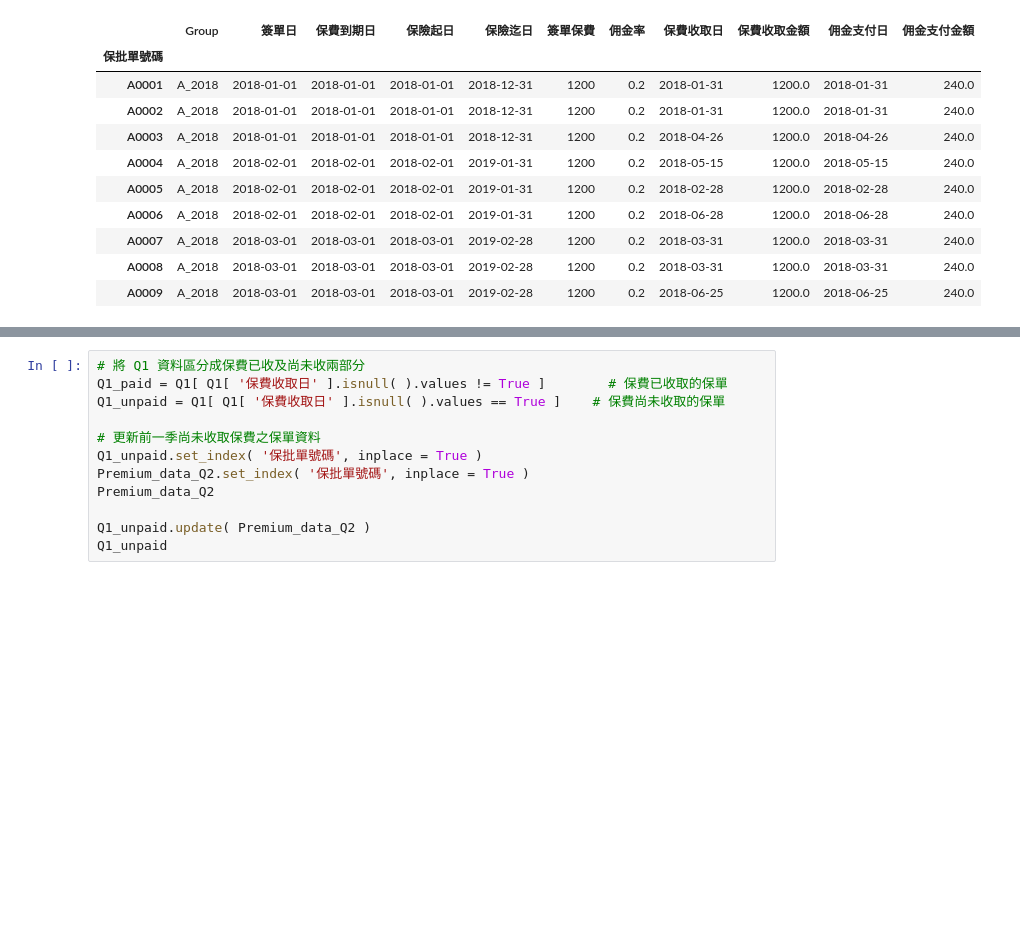
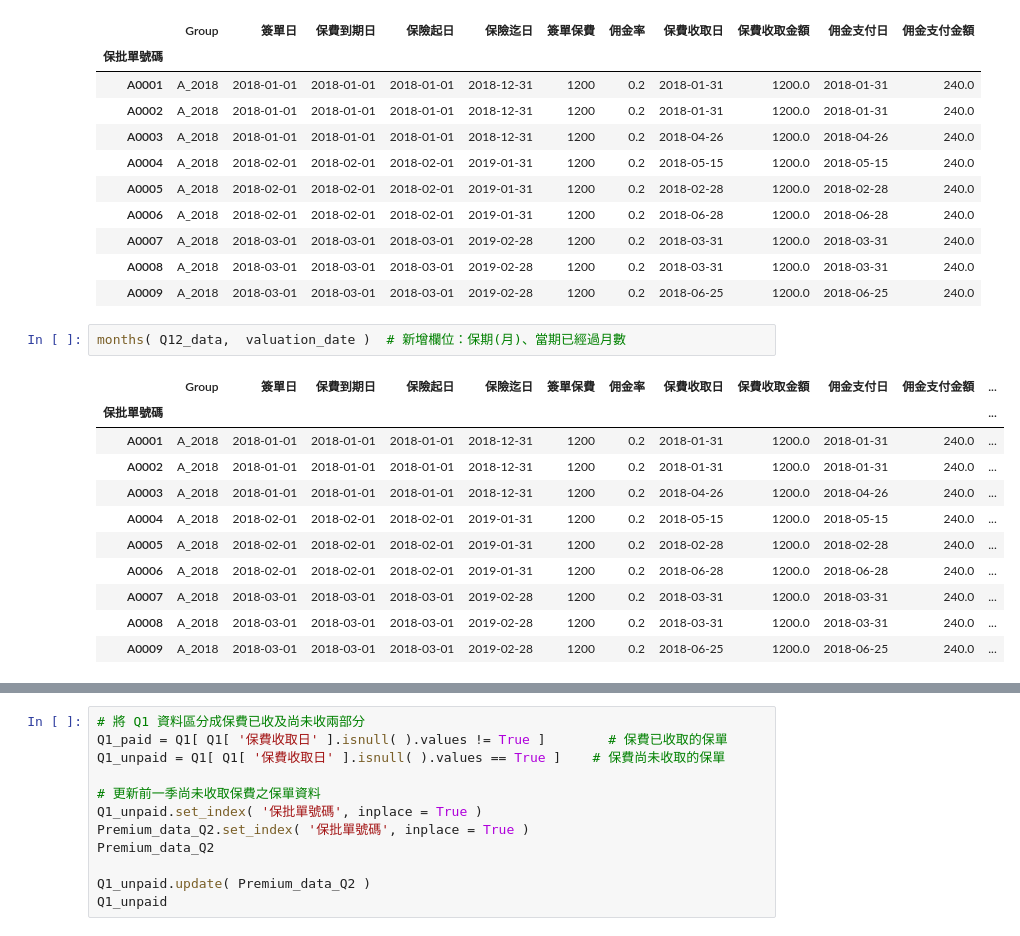
Before and after one commit to YenLinWu/IFRS-17-PAA-Implementation, a Jupyter notebook: PAA/PAA.ipynb, the cells around one changed output, grey strips where cells are left out. Cells and saved outputs as stored; diff of their text form; blank space fills up the shorter version.

```diff
--- a/PAA/PAA.ipynb
+++ b/PAA/PAA.ipynb
@@ -452,3 +452,17 @@ Q12_data
 | A0007 | A_2018 | 2018-03-01 | 2018-03-01 | 2018-03-01 | 2019-02-28 | 1200 | 0.2 | 2018-03-31 | 1200.0 | 2018-03-31 | 240.0 |
 | A0008 | A_2018 | 2018-03-01 | 2018-03-01 | 2018-03-01 | 2019-02-28 | 1200 | 0.2 | 2018-03-31 | 1200.0 | 2018-03-31 | 240.0 |
 | A0009 | A_2018 | 2018-03-01 | 2018-03-01 | 2018-03-01 | 2019-02-28 | 1200 | 0.2 | 2018-06-25 | 1200.0 | 2018-06-25 | 240.0 |
+# %%
+months( Q12_data,  valuation_date )  # 新增欄位：保期(月)、當期已經過月數
+# %% [output]
+|  | Group | 簽單日 | 保費到期日 | 保險起日 | 保險迄日 | 簽單保費 | 佣金率 | 保費收取日 | 保費收取金額 | 佣金支付日 | 佣金支付金額 | ... |
+| 保批單號碼 |  |  |  |  |  |  |  |  |  |  |  | ... |
+| A0001 | A_2018 | 2018-01-01 | 2018-01-01 | 2018-01-01 | 2018-12-31 | 1200 | 0.2 | 2018-01-31 | 1200.0 | 2018-01-31 | 240.0 | ... |
+| A0002 | A_2018 | 2018-01-01 | 2018-01-01 | 2018-01-01 | 2018-12-31 | 1200 | 0.2 | 2018-01-31 | 1200.0 | 2018-01-31 | 240.0 | ... |
+| A0003 | A_2018 | 2018-01-01 | 2018-01-01 | 2018-01-01 | 2018-12-31 | 1200 | 0.2 | 2018-04-26 | 1200.0 | 2018-04-26 | 240.0 | ... |
+| A0004 | A_2018 | 2018-02-01 | 2018-02-01 | 2018-02-01 | 2019-01-31 | 1200 | 0.2 | 2018-05-15 | 1200.0 | 2018-05-15 | 240.0 | ... |
+| A0005 | A_2018 | 2018-02-01 | 2018-02-01 | 2018-02-01 | 2019-01-31 | 1200 | 0.2 | 2018-02-28 | 1200.0 | 2018-02-28 | 240.0 | ... |
+| A0006 | A_2018 | 2018-02-01 | 2018-02-01 | 2018-02-01 | 2019-01-31 | 1200 | 0.2 | 2018-06-28 | 1200.0 | 2018-06-28 | 240.0 | ... |
+| A0007 | A_2018 | 2018-03-01 | 2018-03-01 | 2018-03-01 | 2019-02-28 | 1200 | 0.2 | 2018-03-31 | 1200.0 | 2018-03-31 | 240.0 | ... |
+| A0008 | A_2018 | 2018-03-01 | 2018-03-01 | 2018-03-01 | 2019-02-28 | 1200 | 0.2 | 2018-03-31 | 1200.0 | 2018-03-31 | 240.0 | ... |
+| A0009 | A_2018 | 2018-03-01 | 2018-03-01 | 2018-03-01 | 2019-02-28 | 1200 | 0.2 | 2018-06-25 | 1200.0 | 2018-06-25 | 240.0 | ... |
```
Also changed, not shown: parts of 2 cells of this notebook.
